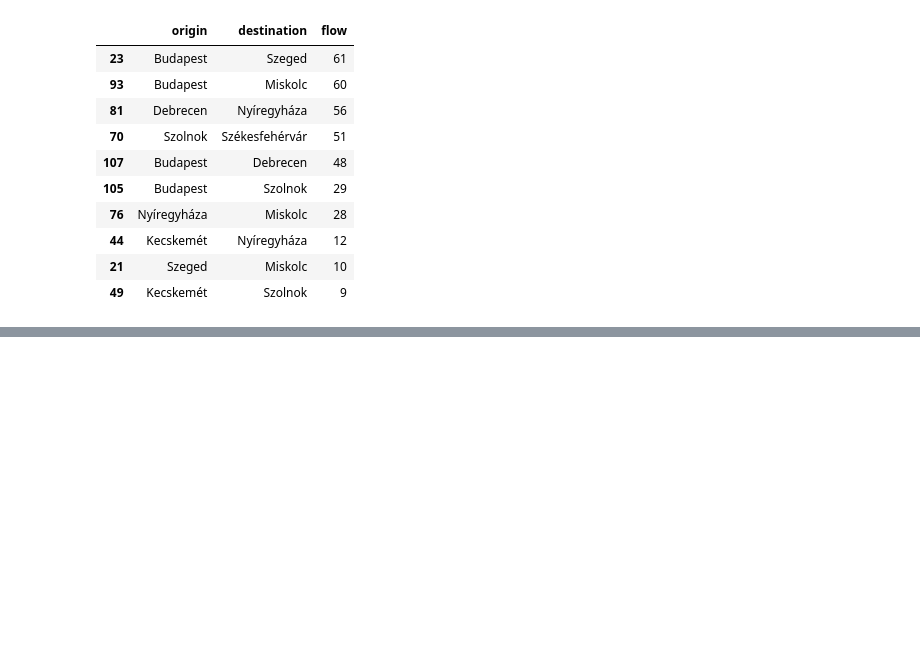
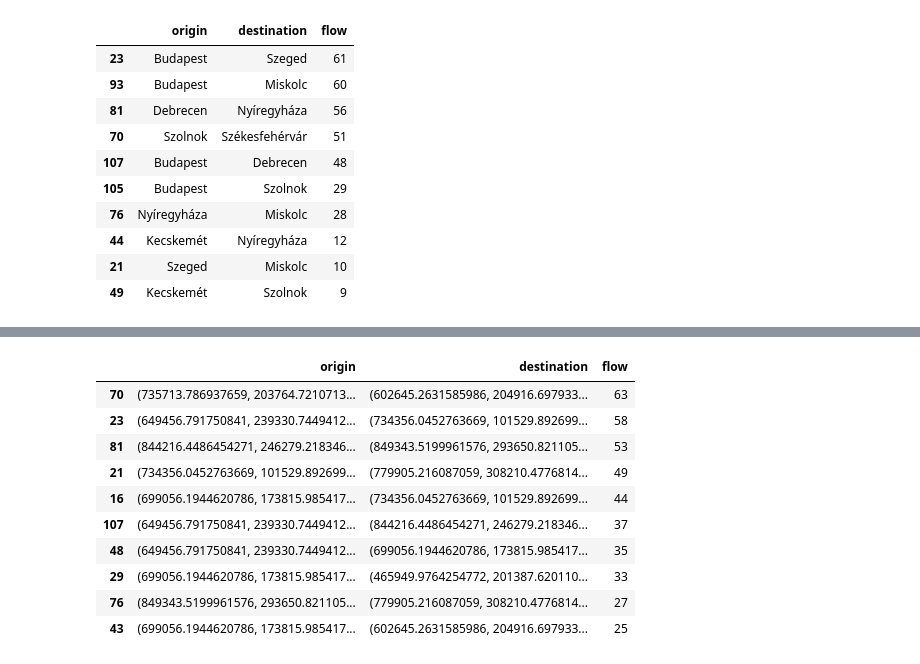
Before and after one commit to me9hanics/origin-destination-matrix-from-traffic, a Jupyter notebook: models.ipynb, the cells around one changed output, grey strips where cells are left out. Cells and saved outputs as stored; diff of their text form; code cells hidden in the pictures; blank space fills up the shorter version.

```diff
--- a/models.ipynb
+++ b/models.ipynb
@@ -412,0 +466,22 @@ plt.show()
+# %%
+#extra_paths = helper_functions.create_paths_dict([['Budapest', 'div_point_Miskolc_Debrecen', 'div_point_Debrecen_Nyíregyháza', 'Debrecen']])
+#hidden_locs = ['div_point_Miskolc_Debrecen', 'div_point_Debrecen_Nyíregyháza', 'div_point_Sopron_Szombathely']
+
+model = 'bell'
+data = None
+tessellation = None
+output_filename = "computing/odm/ODM_large_time_2"
+inputs = {
+    'output_format': 'csv',
+    'initial_odm_df': odm_gravity_df,
+    'q': np.array((odm_gravity_df['flow']+0.001) / np.sum(odm_gravity_df['flow']+0.001)),
+    'c': 0.0001,
+    'upper_bound': 100000,
+    'network': G,
+    'hidden_locations': None,
+    'find_locations': None,
+    'P_algorithm': 'shortest_time',
+    'extra_paths': None,
+    'return_before_optimization': False,
+}
+odm_time_df = run_model(model, data, tessellation, output_filename, **inputs)
@@ -412,0 +515,14 @@ plt.show()
+# %%
+odm_time_df.sort_values(by="flow", ascending=False)[:10]
+# %% [output]
+|  | origin | destination | flow |
+| 70 | (735713.786937659, 203764.7210713... | (602645.2631585986, 204916.697933... | 63 |
+| 23 | (649456.791750841, 239330.7449412... | (734356.0452763669, 101529.892699... | 58 |
+| 81 | (844216.4486454271, 246279.218346... | (849343.5199961576, 293650.821105... | 53 |
+| 21 | (734356.0452763669, 101529.892699... | (779905.216087059, 308210.4776814... | 49 |
+| 16 | (699056.1944620786, 173815.985417... | (734356.0452763669, 101529.892699... | 44 |
+| 107 | (649456.791750841, 239330.7449412... | (844216.4486454271, 246279.218346... | 37 |
+| 48 | (649456.791750841, 239330.7449412... | (699056.1944620786, 173815.985417... | 35 |
+| 29 | (699056.1944620786, 173815.985417... | (465949.9764254772, 201387.620110... | 33 |
+| 76 | (849343.5199961576, 293650.821105... | (779905.216087059, 308210.4776814... | 27 |
+| 43 | (699056.1944620786, 173815.985417... | (602645.2631585986, 204916.697933... | 25 |
```
Also changed, not shown: parts of 9 cells of this notebook.
